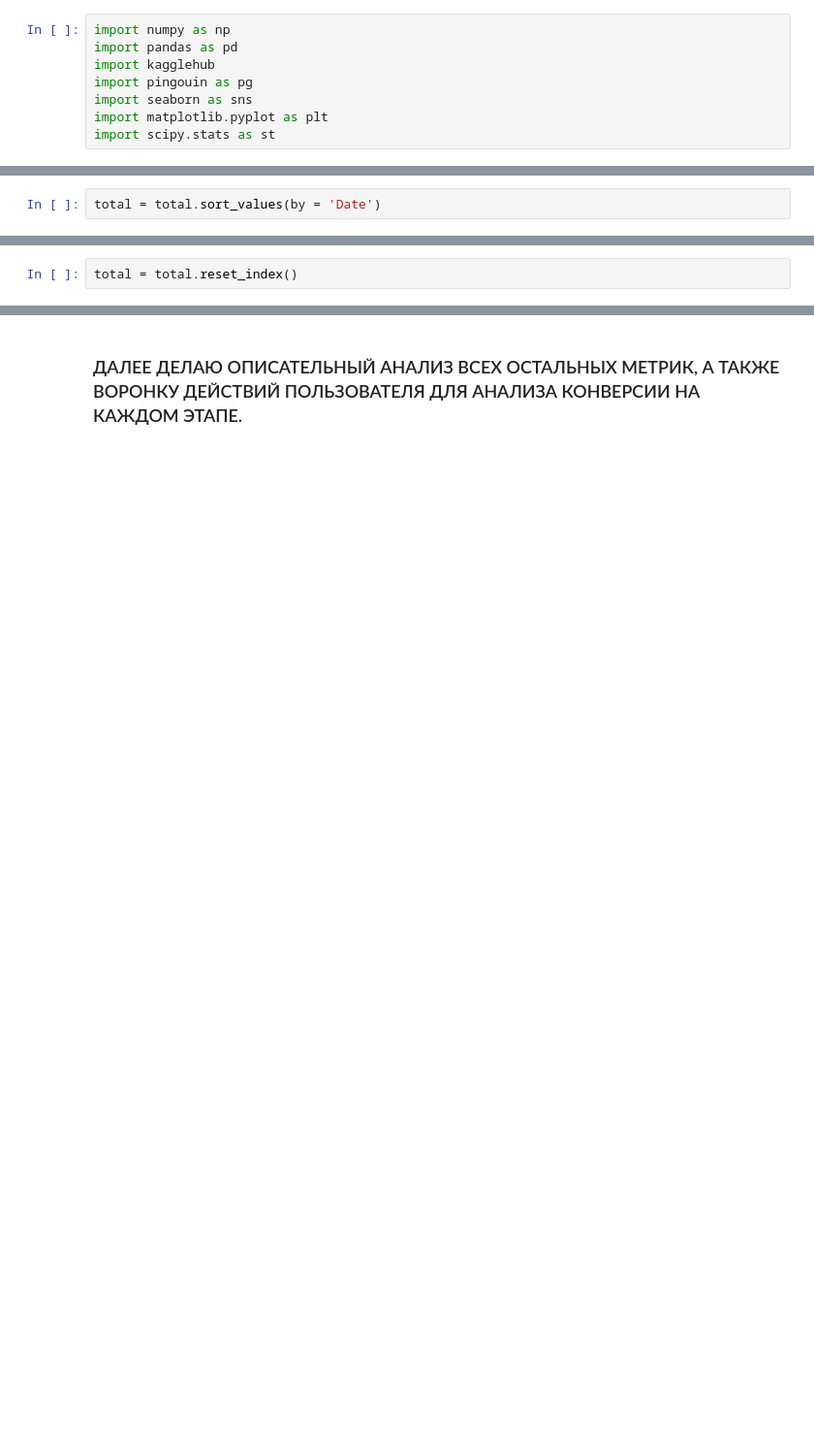
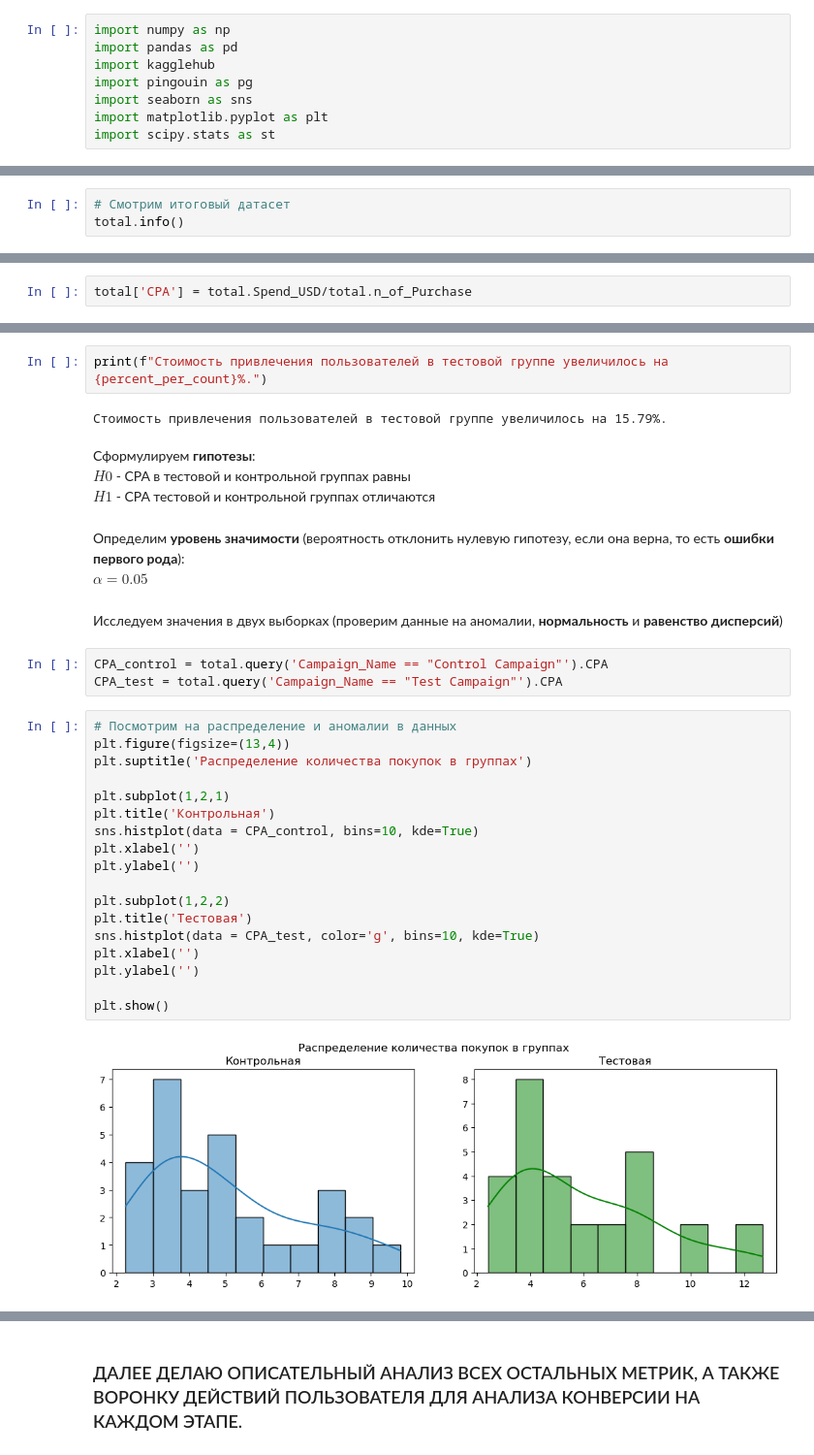
Before and after one commit to equi1p/A-B-test, a Jupyter notebook: ABTest.ipynb, the cells around one changed output, grey strips where cells are left out. Shown: that part at 97% size. Cells and saved outputs as stored; diff of their text form; blank space fills up the shorter version.

```diff
--- a/ABTest.ipynb
+++ b/ABTest.ipynb
@@ -42,2 +84,3 @@ total.Date = pd.to_datetime(total.Date, format = '%d.%m.%Y')
 # %%
-total = total.sort_values(by = 'Date')
+# Смотрим итоговый датасет
+total.info()
@@ -45,3 +128 @@ total = total.sort_values(by = 'Date')
 total = total.query('Date != "2019-08-05"')
-# %%
-total = total.reset_index()
@@ -111,0 +250,2 @@ p-value = 0.0000
+# %%
+total['CPA'] = total.Spend_USD/total.n_of_Purchase
@@ -111,0 +264,36 @@ p-value = 0.0000
+# %%
+print(f"Стоимость привлечения пользователей в тестовой группе увеличилось на {percent_per_count}%.")
+# %% [output]
+Стоимость привлечения пользователей в тестовой группе увеличилось на 15.79%.
+# %% [markdown]
+Сформулируем **гипотезы**:
+$H0$ - CPA в тестовой и контрольной группах равны
+$H1$ - CPA тестовой и контрольной группах отличаются
+# %% [markdown]
+Определим **уровень значимости** (вероятность отклонить нулевую гипотезу, если она верна, то есть **ошибки первого рода**):
+$\alpha = 0.05$
+# %% [markdown]
+Исследуем значения в двух выборках (проверим данные на аномалии, **нормальность** и **равенство дисперсий**)
+# %%
+CPA_control = total.query('Campaign_Name == "Control Campaign"').CPA
+CPA_test = total.query('Campaign_Name == "Test Campaign"').CPA
+# %%
+# Посмотрим на распределение и аномалии в данных
+plt.figure(figsize=(13,4))
+plt.suptitle('Распределение количества покупок в группах')
+
+plt.subplot(1,2,1)
+plt.title('Контрольная')
+sns.histplot(data = CPA_control, bins=10, kde=True)
+plt.xlabel('')
+plt.ylabel('')
+
+plt.subplot(1,2,2)
+plt.title('Тестовая')
+sns.histplot(data = CPA_test, color='g', bins=10, kde=True)
+plt.xlabel('')
+plt.ylabel('')
+
+plt.show()
+# %% [output]
+[figure, added]
```
Also changed, not shown: parts of 51 cells of this notebook.
